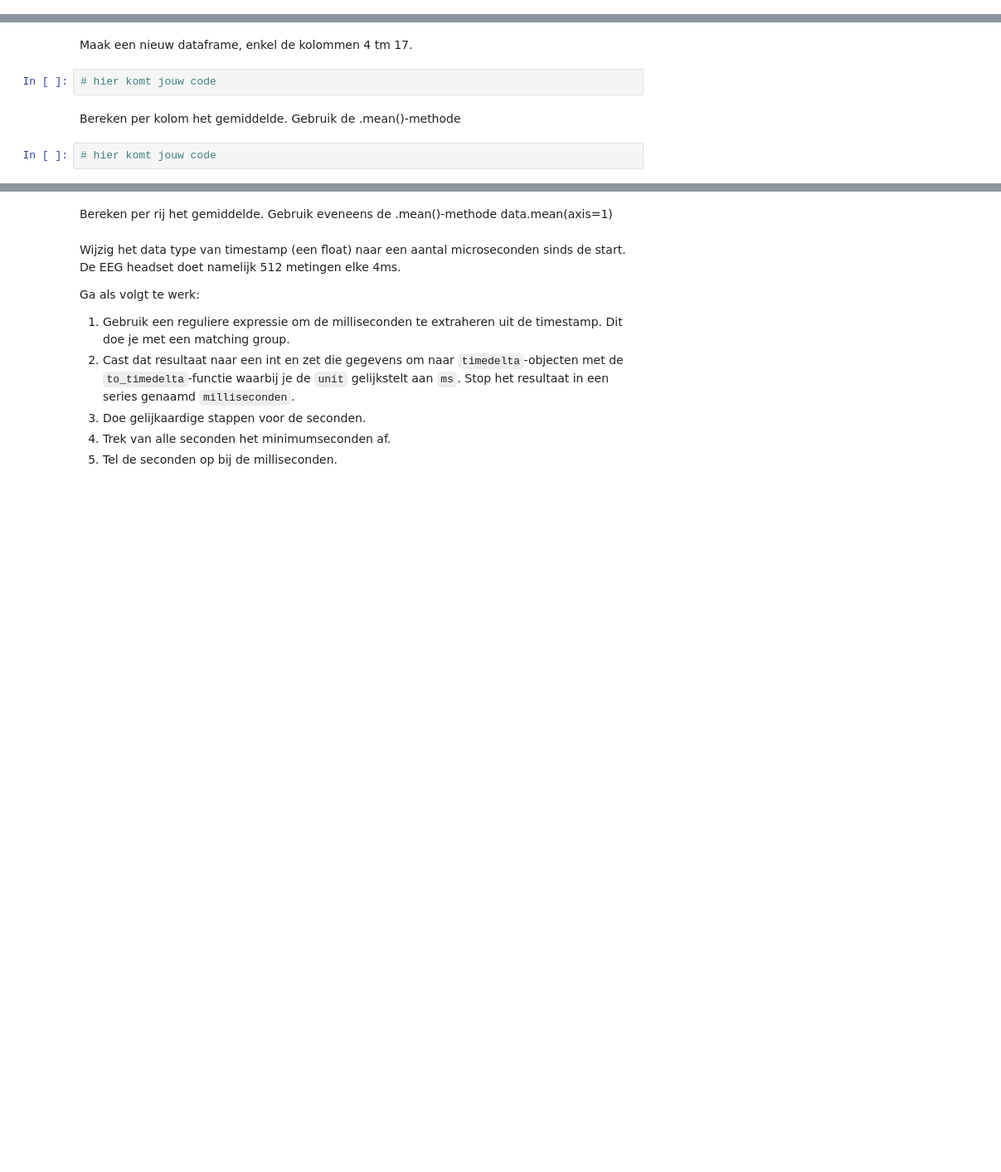
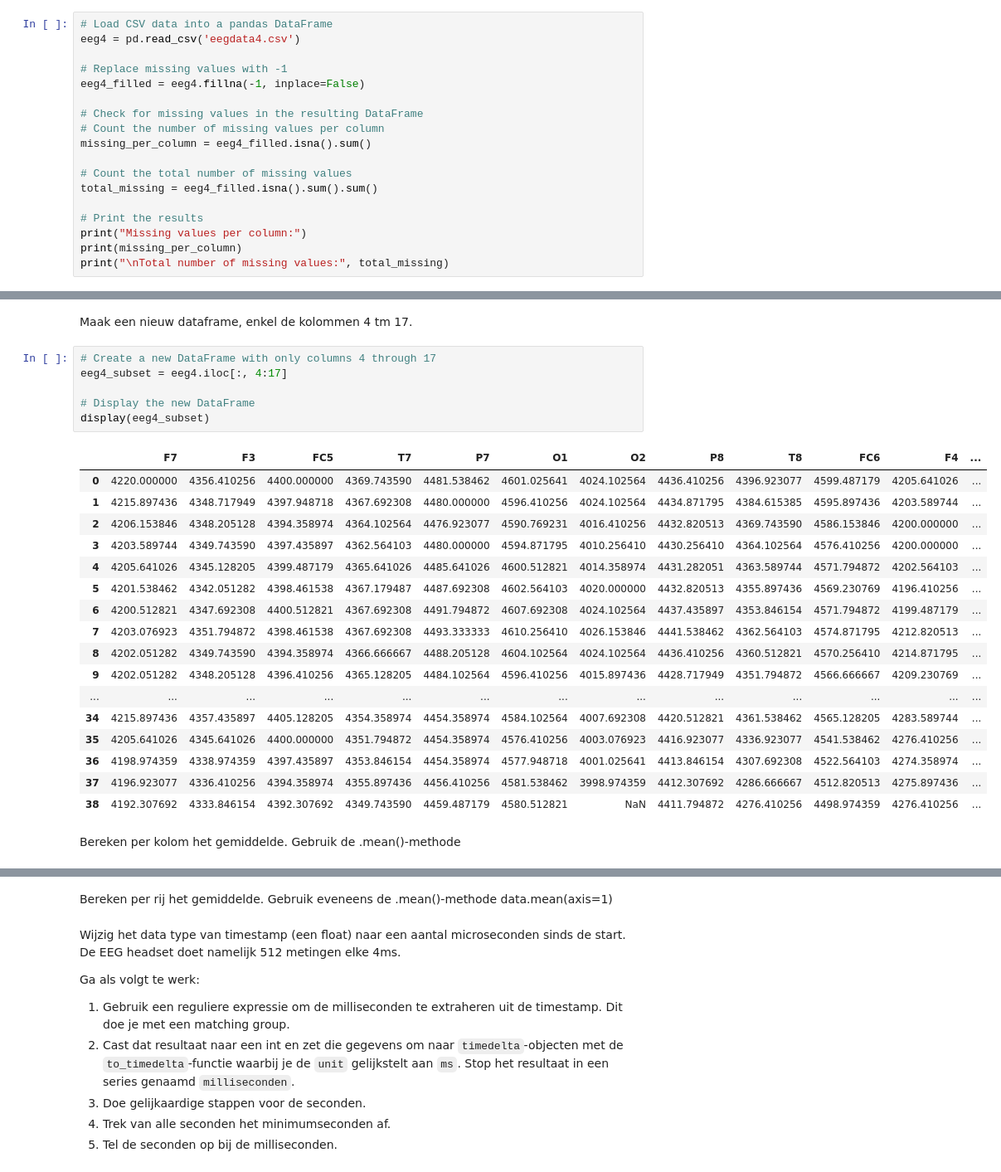
Before and after one commit to runevanbossuyt/PyCharm-Projects-DataScience1, a Jupyter notebook: W14P3/Opgaveboek EEG.ipynb, the cells around one changed output, grey strips where cells are left out. Shown: that part at 83% size. Cells and saved outputs as stored; diff of their text form; blank space fills up the shorter version.

```diff
--- a/W14P3/Opgaveboek EEG.ipynb
+++ b/W14P3/Opgaveboek EEG.ipynb
@@ -50,0 +227,18 @@ Verander de NA-waarden naar de waarde -1, maar sla het resultaat niet op in het
+# %%
+# Load CSV data into a pandas DataFrame
+eeg4 = pd.read_csv('eegdata4.csv')
+
+# Replace missing values with -1
+eeg4_filled = eeg4.fillna(-1, inplace=False)
+
+# Check for missing values in the resulting DataFrame
+# Count the number of missing values per column
+missing_per_column = eeg4_filled.isna().sum()
+
+# Count the total number of missing values
+total_missing = eeg4_filled.isna().sum().sum()
+
+# Print the results
+print("Missing values per column:")
+print(missing_per_column)
+print("\nTotal number of missing values:", total_missing)
@@ -55,8 +298,28 @@ Verwijder nu alle rijen met een NA waarde met één commando, maar sla het resul
 # %% [markdown]
 Maak een nieuw dataframe, enkel de kolommen 4 tm 17.
-# %%
-# hier komt jouw code
+# %%
+# Create a new DataFrame with only columns 4 through 17
+eeg4_subset = eeg4.iloc[:, 4:17]
+
+# Display the new DataFrame
+display(eeg4_subset)
+# %% [output]
+|  | F7 | F3 | FC5 | T7 | P7 | O1 | O2 | P8 | T8 | FC6 | F4 | ... |
+| 0 | 4220.000000 | 4356.410256 | 4400.000000 | 4369.743590 | 4481.538462 | 4601.025641 | 4024.102564 | 4436.410256 | 4396.923077 | 4599.487179 | 4205.641026 | ... |
+| 1 | 4215.897436 | 4348.717949 | 4397.948718 | 4367.692308 | 4480.000000 | 4596.410256 | 4024.102564 | 4434.871795 | 4384.615385 | 4595.897436 | 4203.589744 | ... |
+| 2 | 4206.153846 | 4348.205128 | 4394.358974 | 4364.102564 | 4476.923077 | 4590.769231 | 4016.410256 | 4432.820513 | 4369.743590 | 4586.153846 | 4200.000000 | ... |
+| 3 | 4203.589744 | 4349.743590 | 4397.435897 | 4362.564103 | 4480.000000 | 4594.871795 | 4010.256410 | 4430.256410 | 4364.102564 | 4576.410256 | 4200.000000 | ... |
+| 4 | 4205.641026 | 4345.128205 | 4399.487179 | 4365.641026 | 4485.641026 | 4600.512821 | 4014.358974 | 4431.282051 | 4363.589744 | 4571.794872 | 4202.564103 | ... |
+| 5 | 4201.538462 | 4342.051282 | 4398.461538 | 4367.179487 | 4487.692308 | 4602.564103 | 4020.000000 | 4432.820513 | 4355.897436 | 4569.230769 | 4196.410256 | ... |
+| 6 | 4200.512821 | 4347.692308 | 4400.512821 | 4367.692308 | 4491.794872 | 4607.692308 | 4024.102564 | 4437.435897 | 4353.846154 | 4571.794872 | 4199.487179 | ... |
+| 7 | 4203.076923 | 4351.794872 | 4398.461538 | 4367.692308 | 4493.333333 | 4610.256410 | 4026.153846 | 4441.538462 | 4362.564103 | 4574.871795 | 4212.820513 | ... |
+| 8 | 4202.051282 | 4349.743590 | 4394.358974 | 4366.666667 | 4488.205128 | 4604.102564 | 4024.102564 | 4436.410256 | 4360.512821 | 4570.256410 | 4214.871795 | ... |
+| 9 | 4202.051282 | 4348.205128 | 4396.410256 | 4365.128205 | 4484.102564 | 4596.410256 | 4015.897436 | 4428.717949 | 4351.794872 | 4566.666667 | 4209.230769 | ... |
+| ... | ... | ... | ... | ... | ... | ... | ... | ... | ... | ... | ... | ... |
+| 34 | 4215.897436 | 4357.435897 | 4405.128205 | 4354.358974 | 4454.358974 | 4584.102564 | 4007.692308 | 4420.512821 | 4361.538462 | 4565.128205 | 4283.589744 | ... |
+| 35 | 4205.641026 | 4345.641026 | 4400.000000 | 4351.794872 | 4454.358974 | 4576.410256 | 4003.076923 | 4416.923077 | 4336.923077 | 4541.538462 | 4276.410256 | ... |
+| 36 | 4198.974359 | 4338.974359 | 4397.435897 | 4353.846154 | 4454.358974 | 4577.948718 | 4001.025641 | 4413.846154 | 4307.692308 | 4522.564103 | 4274.358974 | ... |
+| 37 | 4196.923077 | 4336.410256 | 4394.358974 | 4355.897436 | 4456.410256 | 4581.538462 | 3998.974359 | 4412.307692 | 4286.666667 | 4512.820513 | 4275.897436 | ... |
+| 38 | 4192.307692 | 4333.846154 | 4392.307692 | 4349.743590 | 4459.487179 | 4580.512821 | NaN | 4411.794872 | 4276.410256 | 4498.974359 | 4276.410256 | ... |
 # %% [markdown]
 Bereken per kolom het gemiddelde. Gebruik de .mean()-methode
-# %%
-# hier komt jouw code
```
Also changed, not shown: parts of 28 cells of this notebook, 8 other files.
